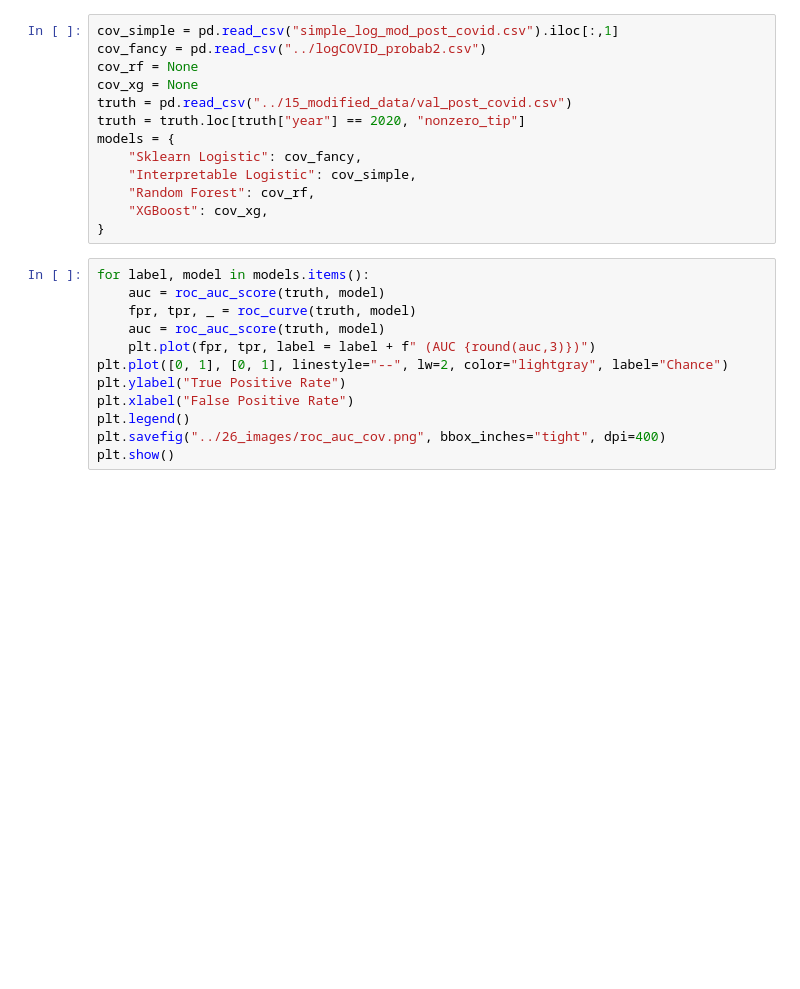
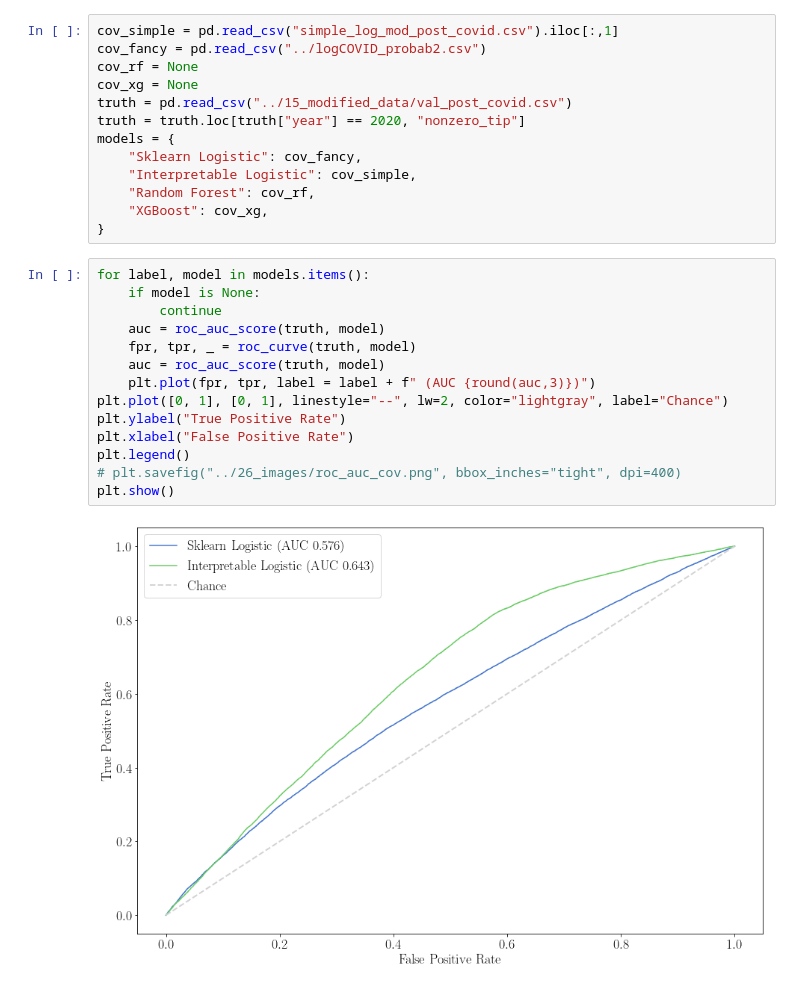
Before and after one commit to mjtv128/705-FinalProject, a Jupyter notebook: 30_predict_proba_results/roc_pr.ipynb, the cells around one changed output. Saved outputs shown, nothing was run; the diff lists cells and outputs as text; blank space fills up the shorter version.

```diff
--- a/30_predict_proba_results/roc_pr.ipynb
+++ b/30_predict_proba_results/roc_pr.ipynb
@@ -86,13 +86,17 @@ models = {
 }
 # %%
 for label, model in models.items():
+    if model is None:
+        continue
     auc = roc_auc_score(truth, model)
     fpr, tpr, _ = roc_curve(truth, model)
     auc = roc_auc_score(truth, model)
     plt.plot(fpr, tpr, label = label + f" (AUC {round(auc,3)})")
 plt.plot([0, 1], [0, 1], linestyle="--", lw=2, color="lightgray", label="Chance")
 plt.ylabel("True Positive Rate")
 plt.xlabel("False Positive Rate")
 plt.legend()
-plt.savefig("../26_images/roc_auc_cov.png", bbox_inches="tight", dpi=400)
+# plt.savefig("../26_images/roc_auc_cov.png", bbox_inches="tight", dpi=400)
 plt.show()
+# %% [output]
+[figure, added]
```
Also changed, not shown: parts of 2 cells of this notebook, 1 other file.
